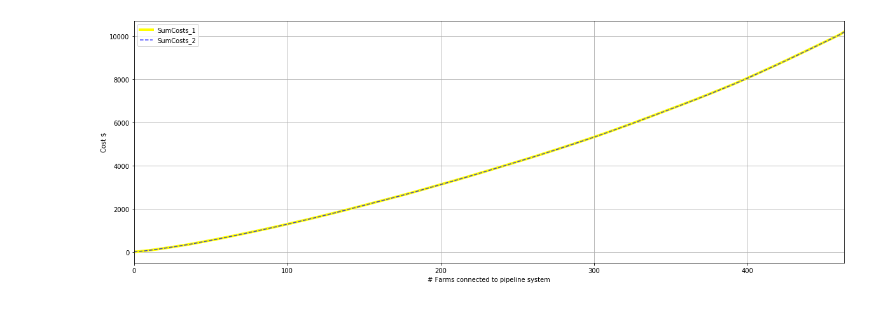
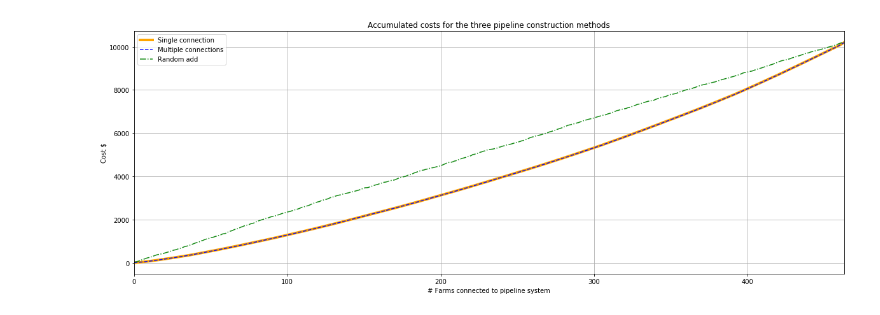
Before and after one commit to ENV859/BioGas_optimization, a Jupyter notebook: scripts/Pipeline-Cost-Curves.ipynb, the cells around one changed output. Cells and saved outputs as stored; diff of their text form; code cells hidden in the pictures.

```diff
--- a/scripts/Pipeline-Cost-Curves.ipynb
+++ b/scripts/Pipeline-Cost-Curves.ipynb
@@ -5,20 +5,21 @@ import matplotlib.pyplot as plt
 %matplotlib inline
 # %%
 #Read in the files
-gf1 = gpd.read_file('../scratch/LCPNetwork.shp').rename(columns={'Costs':'Costs_1',
-                                                                 'SumCosts':'SumCosts_1'})
-gf2 = gpd.read_file('../scratch/LCPNetwork_AllNG.shp').rename(columns={'Costs':'Costs_2',
-                                                                       'SumCosts':'SumCosts_2'})
+gf1 = gpd.read_file('../scratch/LCPNetwork.shp')
+gf2 = gpd.read_file('../scratch/LCPNetwork_AllNG.shp')
+gf3 = gpd.read_file('../scratch/LCPNetwork_Random.shp')
 # %%
-#Plot costs for the two methods
-ax = gf1['SumCosts_1'].plot(figsize=(20,7),lw=4,c='Yellow')
-gf2['SumCosts_2'].plot(ax=ax,color='Blue',ls='--',alpha=0.7)
+#Plot costs for the three methods
+ax = gf1['SumCosts'].plot(figsize=(20,7),lw=4,c='Orange',label='Single connection')
+gf2['SumCosts'].plot(ax=ax,color='Blue',ls='--',alpha=0.9,label='Multiple connections')
+gf3['SumCosts'].plot(ax=ax,color='Green',ls='-.',alpha=0.9,label='Random add')
+ax.set_title("Accumulated costs for the three pipeline construction methods")
 ax.set_xlabel("# Farms connected to pipeline system")
 ax.set_ylabel("Cost $")
 ax.legend()
 ax.grid();
 # %% [output]
-[figure, old version]
+[figure, new version]
 # %%
 #Compute accumulated production
 gf1['SumProduction_1']=gf1['Total Pote'].cumsum()
```
Also changed, not shown: parts of 2 cells of this notebook.
